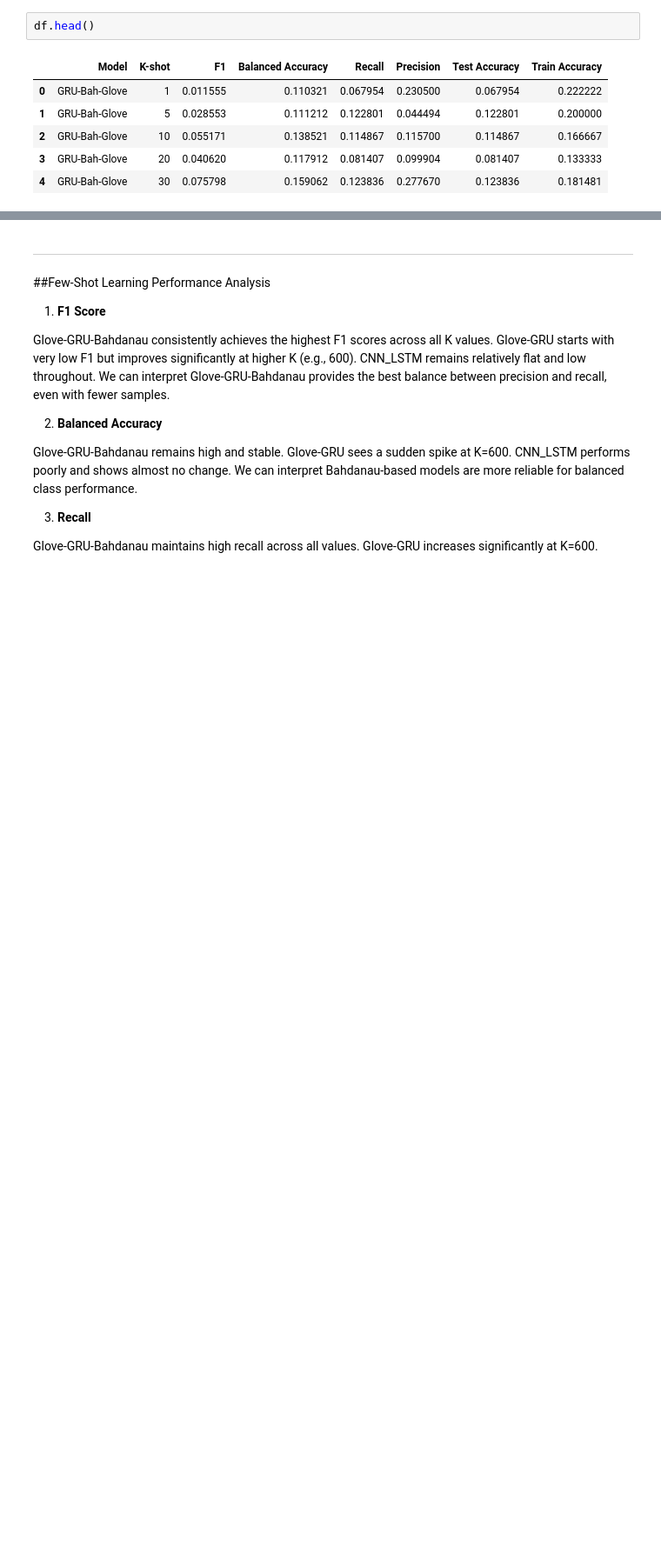
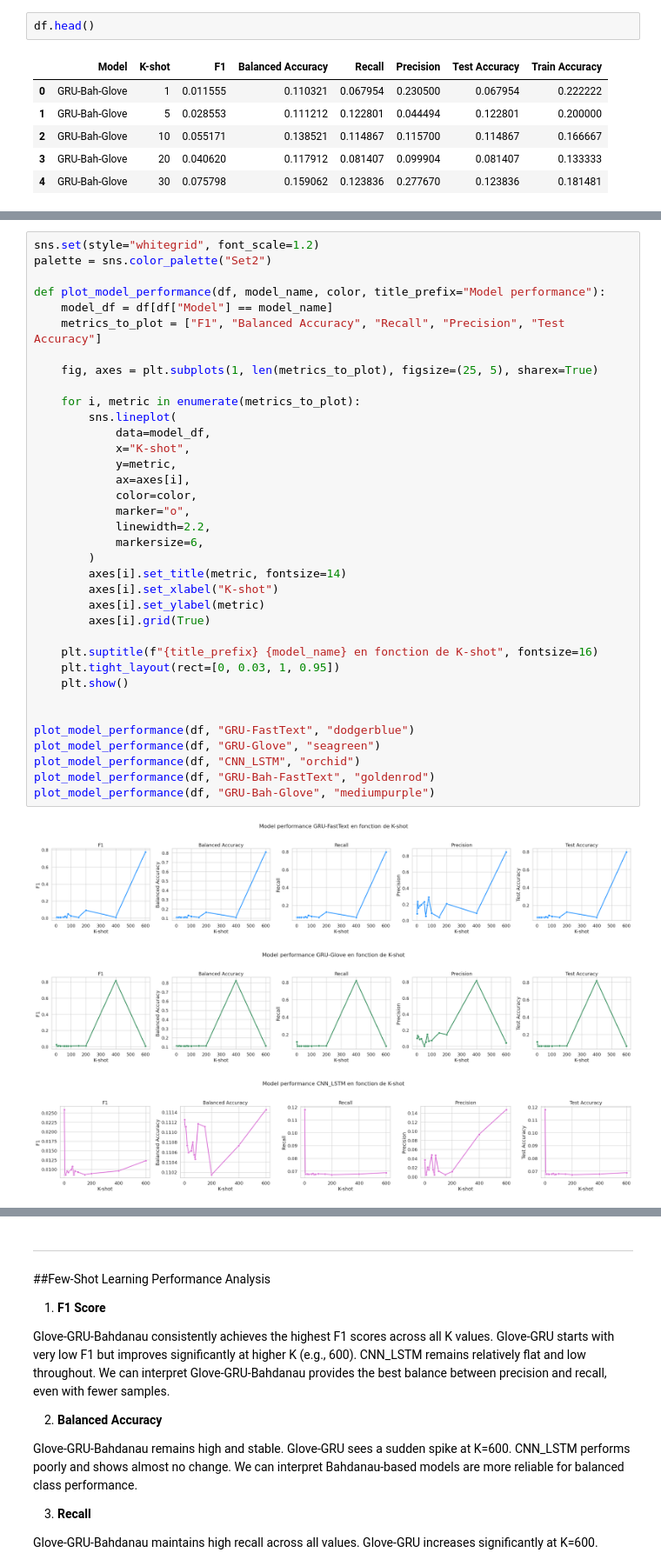
Before and after one commit to etoMvom/masterThesis, a Jupyter notebook: code/multi-class/notebooks/Multi_Class_Few_Shot_Training.ipynb, the cells around one changed output, grey strips where cells are left out. Shown at 87% size. Saved outputs shown, nothing was run; the diff lists cells and outputs as text; blank space fills up the shorter version.

```diff
--- a/code/multi-class/notebooks/Multi_Class_Few_Shot_Training.ipynb
+++ b/code/multi-class/notebooks/Multi_Class_Few_Shot_Training.ipynb
@@ -1017,0 +1015,40 @@ plt.show()
+# %%
+sns.set(style="whitegrid", font_scale=1.2)
+palette = sns.color_palette("Set2")
+
+def plot_model_performance(df, model_name, color, title_prefix="Model performance"):
+    model_df = df[df["Model"] == model_name]
+    metrics_to_plot = ["F1", "Balanced Accuracy", "Recall", "Precision", "Test Accuracy"]
+
+    fig, axes = plt.subplots(1, len(metrics_to_plot), figsize=(25, 5), sharex=True)
+
+    for i, metric in enumerate(metrics_to_plot):
+        sns.lineplot(
+            data=model_df,
+            x="K-shot",
+            y=metric,
+            ax=axes[i],
+            color=color,
+            marker="o",
+            linewidth=2.2,
+            markersize=6,
+        )
+        axes[i].set_title(metric, fontsize=14)
+        axes[i].set_xlabel("K-shot")
+        axes[i].set_ylabel(metric)
+        axes[i].grid(True)
+
+    plt.suptitle(f"{title_prefix} {model_name} en fonction de K-shot", fontsize=16)
+    plt.tight_layout(rect=[0, 0.03, 1, 0.95])
+    plt.show()
+
+
+plot_model_performance(df, "GRU-FastText", "dodgerblue")
+plot_model_performance(df, "GRU-Glove", "seagreen")
+plot_model_performance(df, "CNN_LSTM", "orchid")
+plot_model_performance(df, "GRU-Bah-FastText", "goldenrod")
+plot_model_performance(df, "GRU-Bah-Glove", "mediumpurple")
+# %% [output]
+[figure, added]
+[figure, added]
+[figure, added]
```
Also changed, not shown: parts of 13 cells of this notebook.
